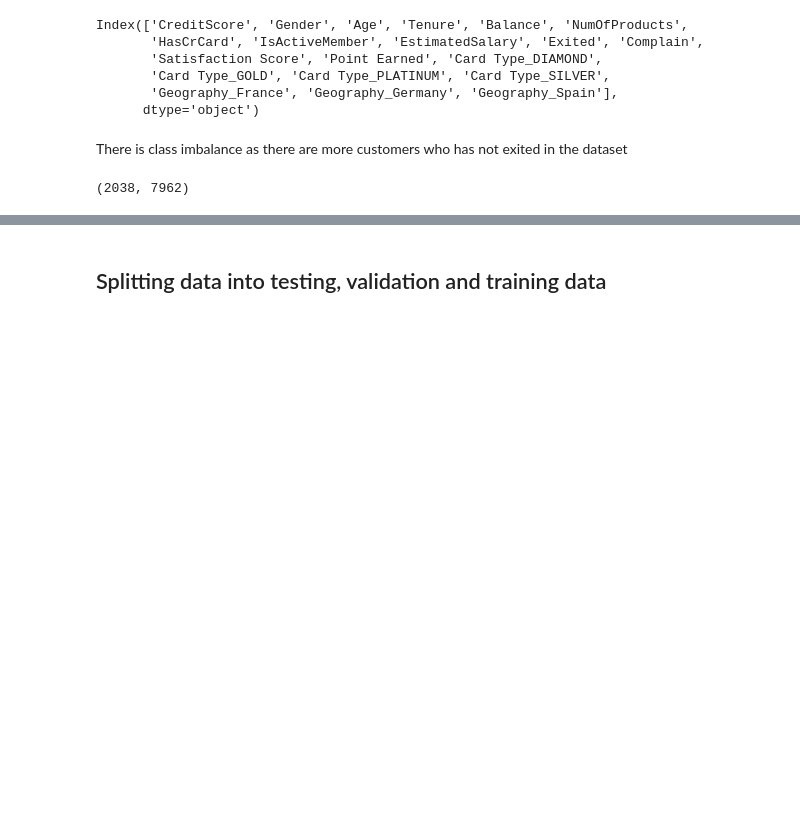
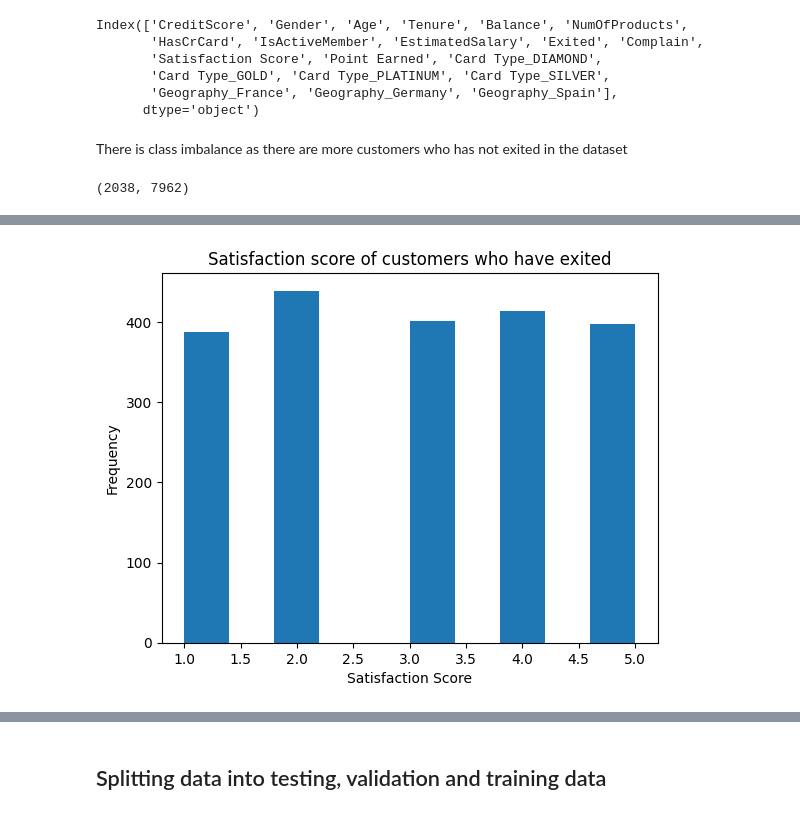
Before and after one commit to SiQiLim/Bank-churn-prediction, a Jupyter notebook: Bank_Churn.ipynb, the cells around one changed output, grey strips where cells are left out. Cells and saved outputs as stored; diff of their text form; code cells hidden in the pictures; blank space fills up the shorter version.

```diff
--- a/Bank_Churn.ipynb
+++ b/Bank_Churn.ipynb
@@ -283,0 +381,10 @@ for i in bank.columns:
+# %%
+exited_satis = bank[bank['Exited']==1]['Satisfaction Score']
+
+plt.hist(exited_satis)
+plt.title('Satisfaction score of customers who have exited')
+plt.xlabel('Satisfaction Score')
+plt.ylabel('Frequency')
+plt.show()
+# %% [output]
+[figure, added]
```
Also changed, not shown: parts of 17 cells of this notebook.
